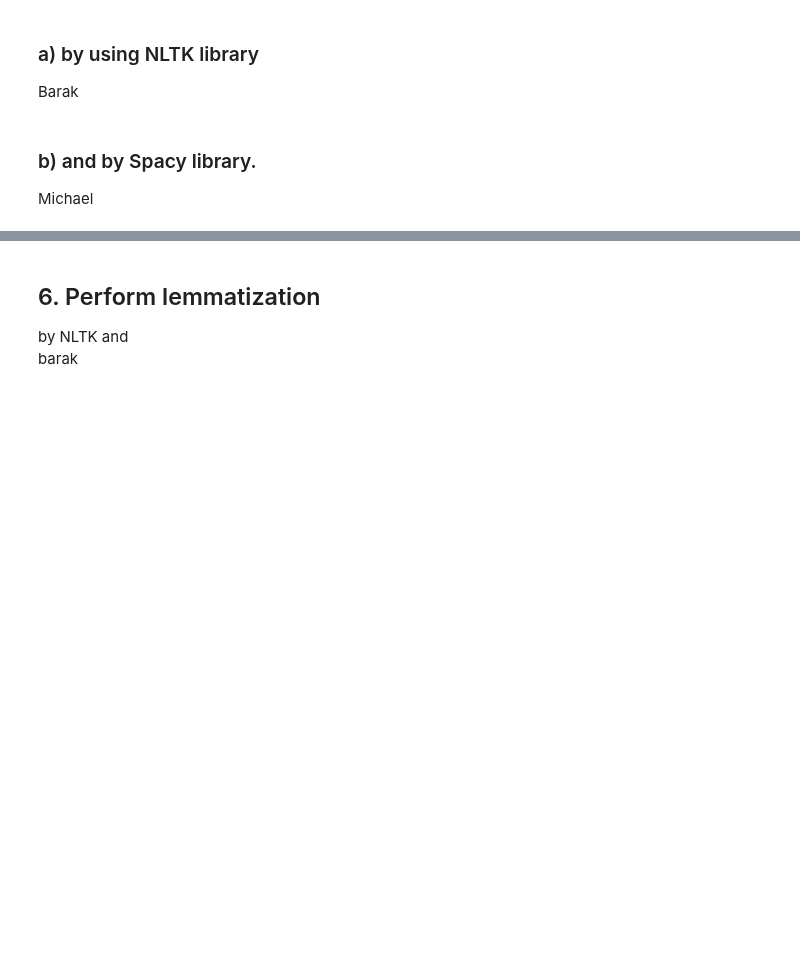
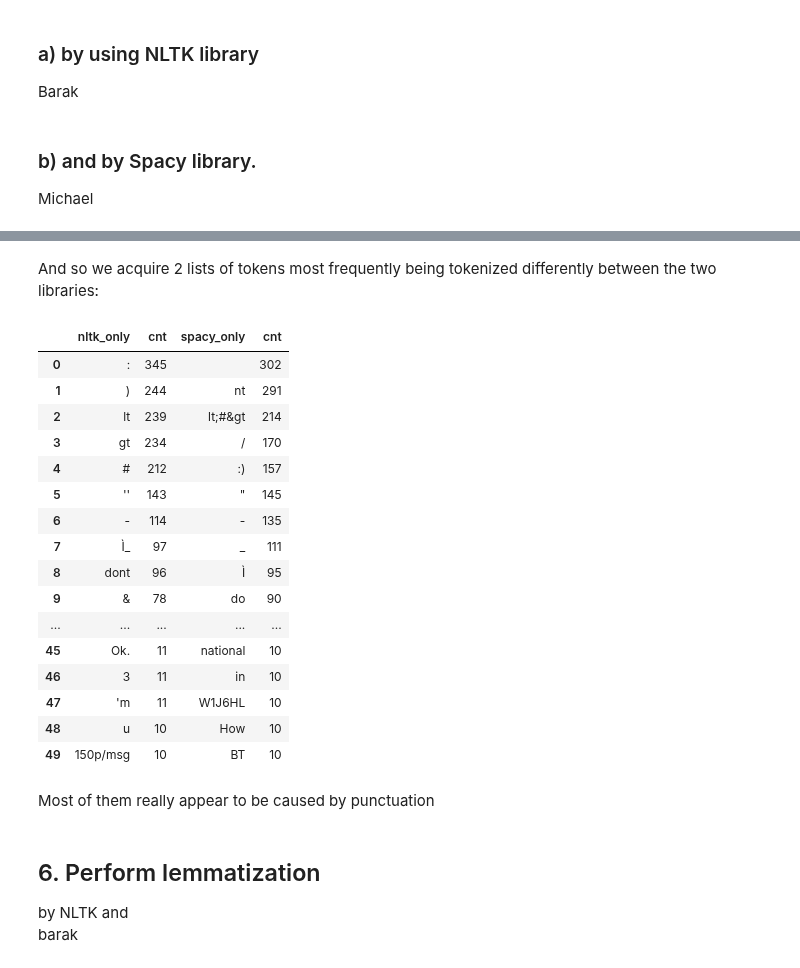
Before and after one commit to vodkolav/DSlab1, a Jupyter notebook: NLP/Assignment1.ipynb, the cells around one changed output, grey strips where cells are left out. Saved outputs shown, nothing was run; the diff lists cells and outputs as text; code cells hidden in the pictures; blank space fills up the shorter version.

Commit message:
comparison: spacy vs. nltk tokenisation

```diff
--- a/NLP/Assignment1.ipynb
+++ b/NLP/Assignment1.ipynb
@@ -193,0 +249,12 @@ Go until jurong point, crazy.. Available only in bugis n great world la e buffet
+# %%
+so = spam.explode('spacy_only')[['spacy_only']]
+
+q = """
+select spacy_only, count(spacy_only) as cnt
+from so
+group by spacy_only
+order by cnt desc
+limit 50
+"""
+
+so = ps.sqldf(q).head(50)
@@ -193,0 +275,12 @@ Go until jurong point, crazy.. Available only in bugis n great world la e buffet
+# %%
+no = spam.explode('nltk_only')[['nltk_only']]
+
+q = """
+select nltk_only, count(nltk_only) as cnt
+from no
+group by nltk_only
+order by cnt desc
+limit 50
+"""
+
+no = ps.sqldf(q).head(50)
@@ -194,3 +301,28 @@ Go until jurong point, crazy.. Available only in bugis n great world la e buffet
+# %% [markdown]
+And so we acquire 2 lists of tokens most frequently being tokenized differently between the two libraries:
+# %%
+together = pd.concat([no,so], axis=1)
+together
+# %% [output]
+|  | nltk_only | cnt | spacy_only | cnt |
+| 0 | : | 345 |  | 302 |
+| 1 | ) | 244 | nt | 291 |
+| 2 | lt | 239 | lt;#&gt | 214 |
+| 3 | gt | 234 | / | 170 |
+| 4 | # | 212 | :) | 157 |
+| 5 | '' | 143 | " | 145 |
+| 6 | - | 114 | - | 135 |
+| 7 | Ì_ | 97 | _ | 111 |
+| 8 | dont | 96 | Ì | 95 |
+| 9 | & | 78 | do | 90 |
+| ... | ... | ... | ... | ... |
+| 45 | Ok. | 11 | national | 10 |
+| 46 | 3 | 11 | in | 10 |
+| 47 | 'm | 11 | W1J6HL | 10 |
+| 48 | u | 10 | How | 10 |
+| 49 | 150p/msg | 10 | BT | 10 |
+# %% [markdown]
+Most of them really appear to be caused by punctuation
 # %% [markdown]
 
   ## 6. Perform lemmatization
```
Also changed, not shown: parts of 24 cells of this notebook, 1 other file.
